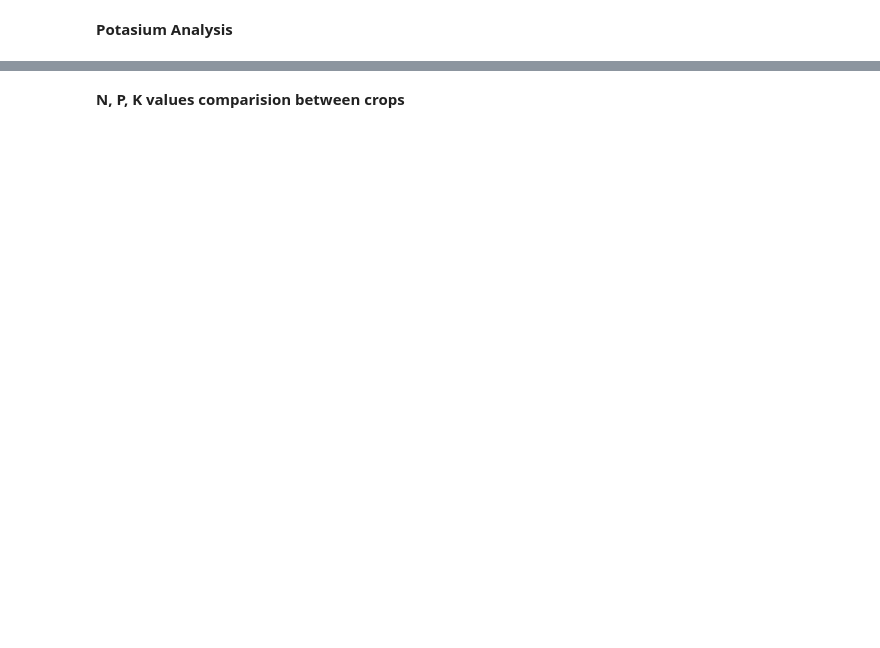
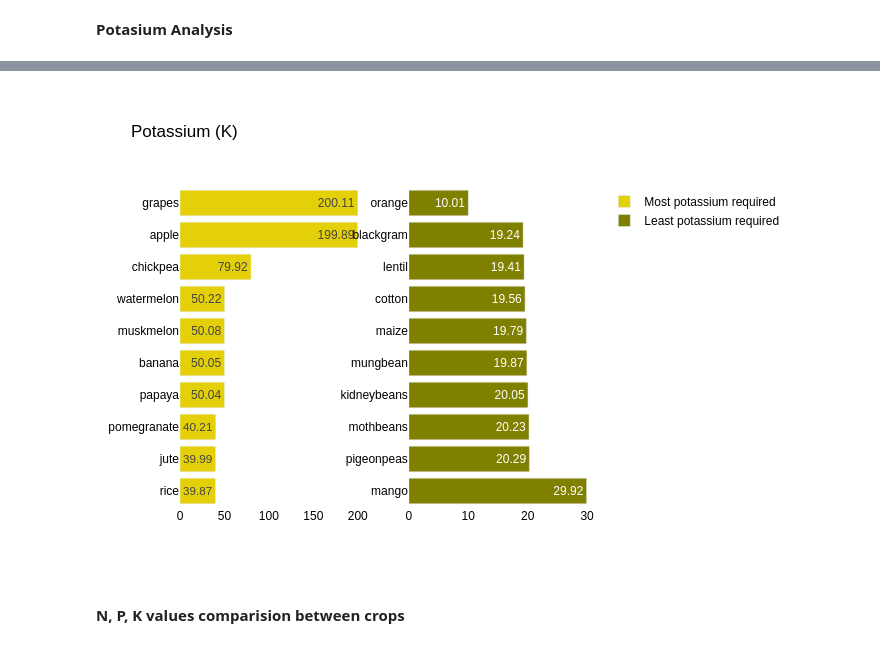
Before and after one commit to Lavkesh-kumar/Crop-and-Fertilizer-Recommendation-System, a Jupyter notebook: Crop_recommendation_EDA.ipynb, the cells around one changed output, grey strips where cells are left out. Cells and saved outputs as stored; diff of their text form; code cells hidden in the pictures; blank space fills up the shorter version.

```diff
--- a/Crop_recommendation_EDA.ipynb
+++ b/Crop_recommendation_EDA.ipynb
@@ -545,6 +553,9 @@ fig.update_xaxes(showgrid=False)
 fig.update_yaxes(showgrid=False)
 # fig.show()
 
-html_representation = fig.to_html(full_html=False, include_plotlyjs='cdn')
-display(HTML(html_representation))
+# html_representation = fig.to_html(full_html=False, include_plotlyjs='cdn')
+# display(HTML(html_representation))
+
+fig.write_image("k_chart.png")  # Save as PNG
+Image("k_chart.png")  # Display in notebook
 # %% [output]
@@ -552,3 +562,4 @@ display(HTML(html_representation))
+[figure, added]
 # %% [markdown]
 **N, P, K values comparision between crops**
 # %%
```
Also changed, not shown: parts of 7 cells of this notebook.
